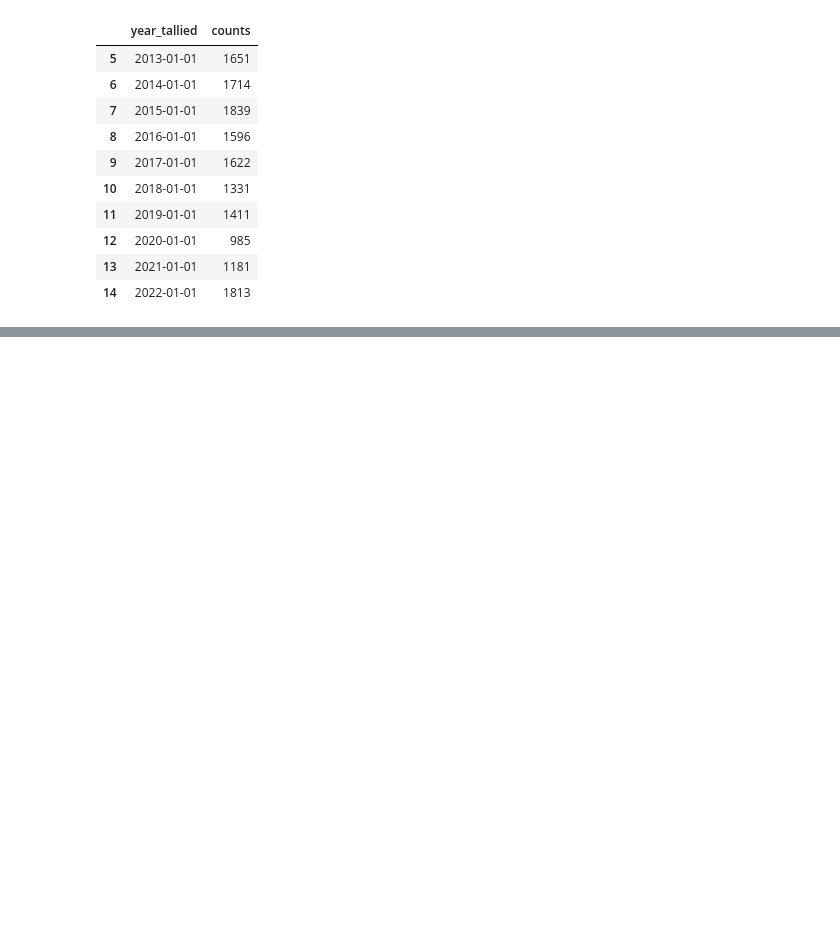
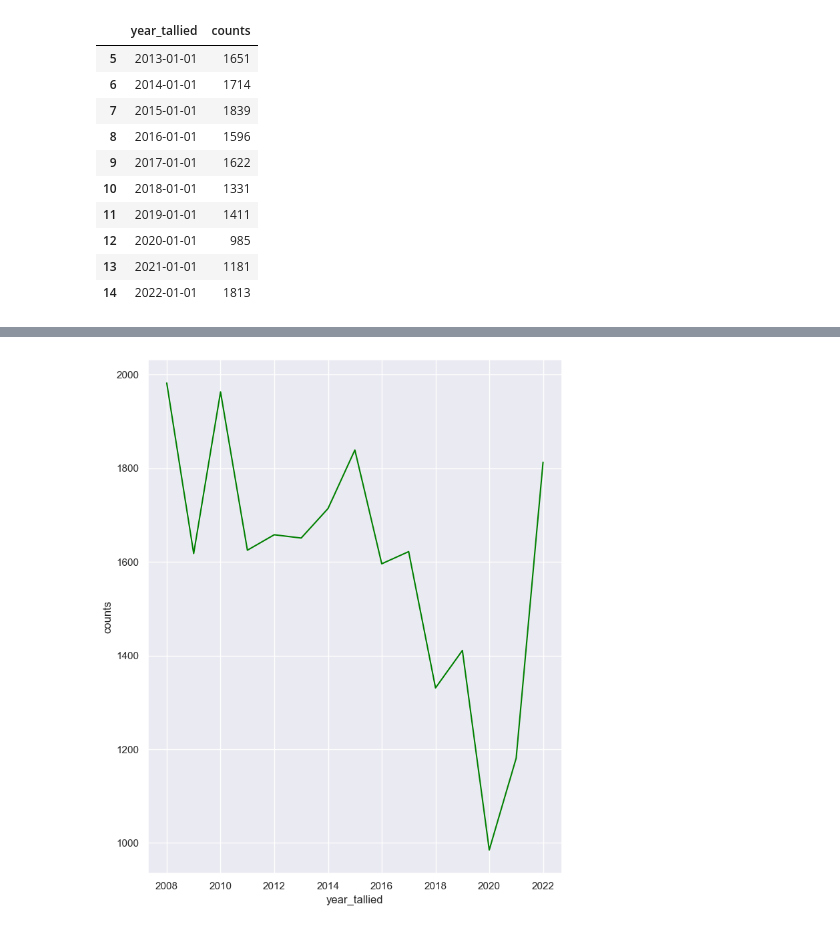
Before and after one commit to erinmmurphy/union-viz, a Jupyter notebook: elections.ipynb, the cells around one changed output, grey strips where cells are left out. Cells and saved outputs as stored; diff of their text form; code cells hidden in the pictures; blank space fills up the shorter version.

```diff
--- a/elections.ipynb
+++ b/elections.ipynb
@@ -295,0 +377,5 @@ tallied_yr.tail(10)
+# %%
+# electoins tallied per year
+ax = sns.lineplot(x=tallied_yr['year_tallied'], y=tallied_yr['counts'], data=tallied_yr, color='green')
+# %% [output]
+[figure, added]
```
Also changed, not shown: parts of 16 cells of this notebook, 9 other files.
